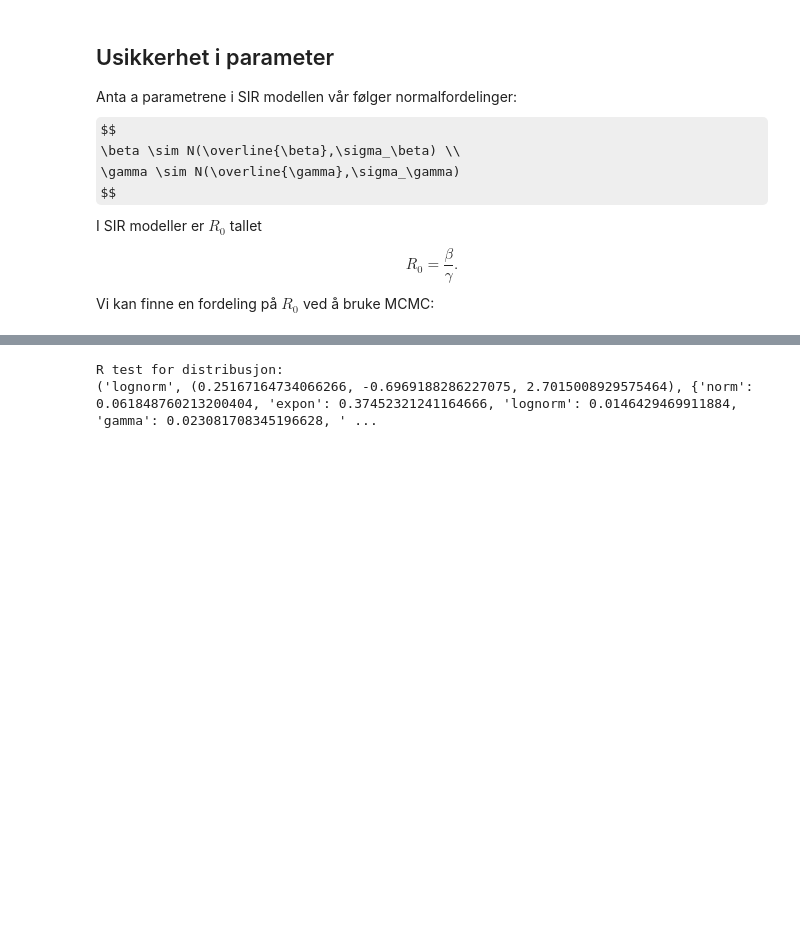
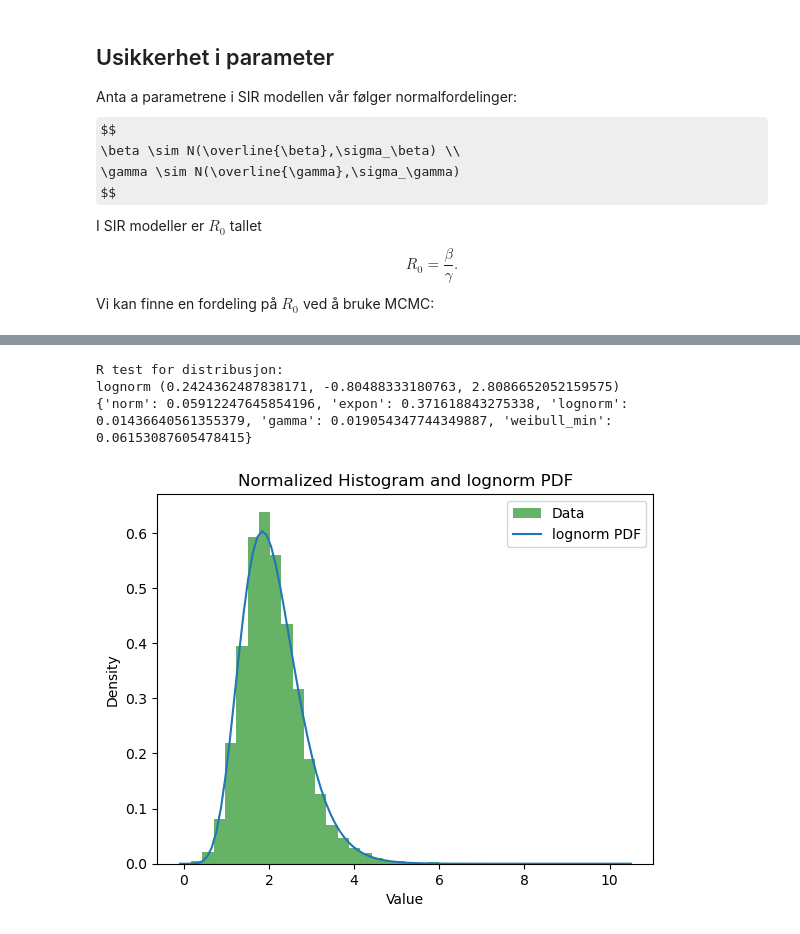
Before and after one commit to galendal/model_prepare, a Jupyter notebook: modelling_demo.ipynb, the cells around one changed output, grey strips where cells are left out. Cells and saved outputs as stored; diff of their text form; code cells hidden in the pictures; some formulas as TeX source; blank space fills up the shorter version.

```diff
--- a/modelling_demo.ipynb
+++ b/modelling_demo.ipynb
@@ -367,7 +307,15 @@ R test for distribusjon:
+# %%
+
+closest_distribution, params_dict, results=test_distributions(trace.posterior.R.values.flatten())
+print('R test for distribusjon:')
+print(closest_distribution, params_dict)
+print(results)
+print()
+# %% [output]
+R test for distribusjon:
+lognorm (0.2424362487838171, -0.80488333180763, 2.8086652052159575)
+{'norm': 0.05912247645854196, 'expon': 0.371618843275338, 'lognorm': 0.01436640561355379, 'gamma': 0.019054347744349887, 'weibull_min': 0.06153087605478415}
 # %%
-print('R test for distribusjon:')
-print(test_distributions(trace.posterior.R.values.flatten()))
-print()
+plot_distribution(trace.posterior.R.values.flatten(), closest_distribution, params_dict)
 # %% [output]
-R test for distribusjon:
-('lognorm', (0.25167164734066266, -0.6969188286227075, 2.7015008929575464), {'norm': 0.061848760213200404, 'expon': 0.37452321241164666, 'lognorm': 0.0146429469911884, 'gamma': 0.023081708345196628, ' ...
+[figure, added]
```
Also changed, not shown: parts of 11 cells of this notebook.
